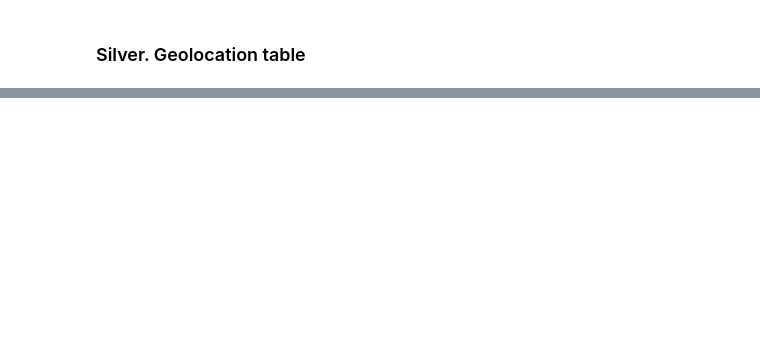
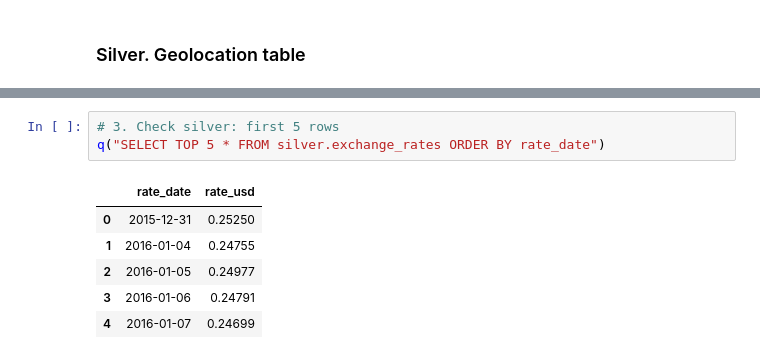
Before and after one commit to abasovmanaf-3267/olist-ecommerce-analytics, a Jupyter notebook: notebooks/02_silver_cleaning/02_silver_b.ipynb, the cells around one changed output, grey strips where cells are left out. Drawn from its saved outputs; the diff is of its cells as text; blank space fills up the shorter version.

```diff
--- a/notebooks/02_silver_cleaning/02_silver_b.ipynb
+++ b/notebooks/02_silver_cleaning/02_silver_b.ipynb
@@ -246,0 +414,10 @@ FROM bronze.olist_geolocation_dataset
+# %%
+# 3. Check silver: first 5 rows
+q("SELECT TOP 5 * FROM silver.exchange_rates ORDER BY rate_date")
+# %% [output]
+|  | rate_date | rate_usd |
+| 0 | 2015-12-31 | 0.25250 |
+| 1 | 2016-01-04 | 0.24755 |
+| 2 | 2016-01-05 | 0.24977 |
+| 3 | 2016-01-06 | 0.24791 |
+| 4 | 2016-01-07 | 0.24699 |
```
Also changed, not shown: parts of 20 cells of this notebook, 2 other files.
